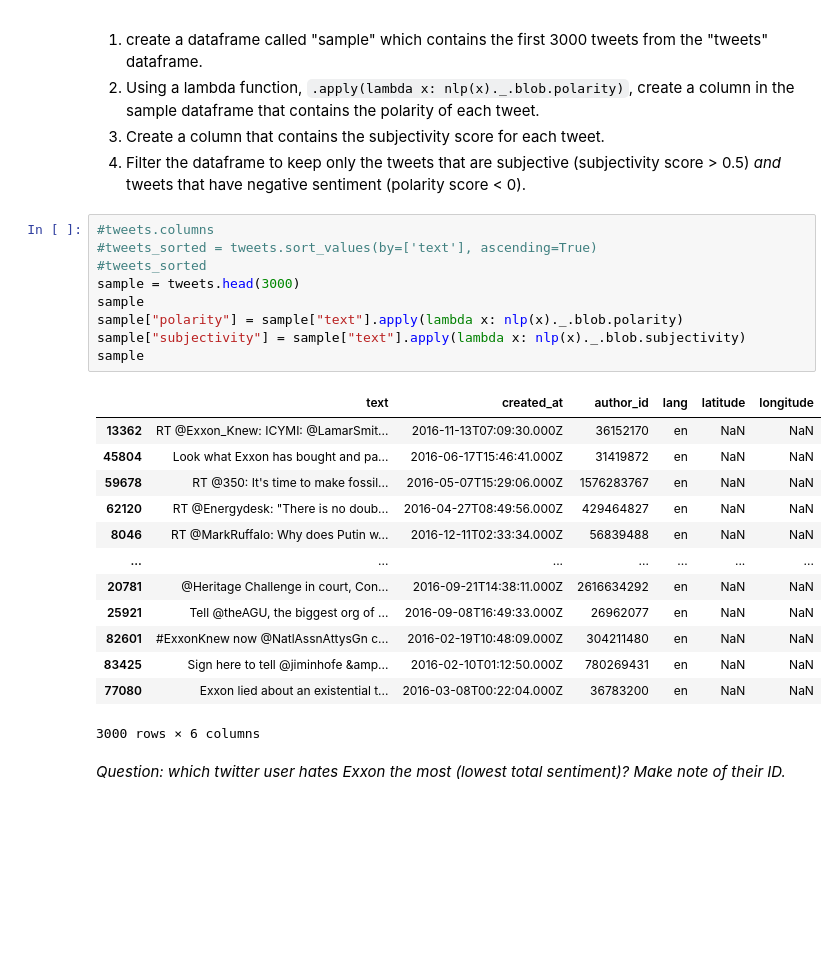
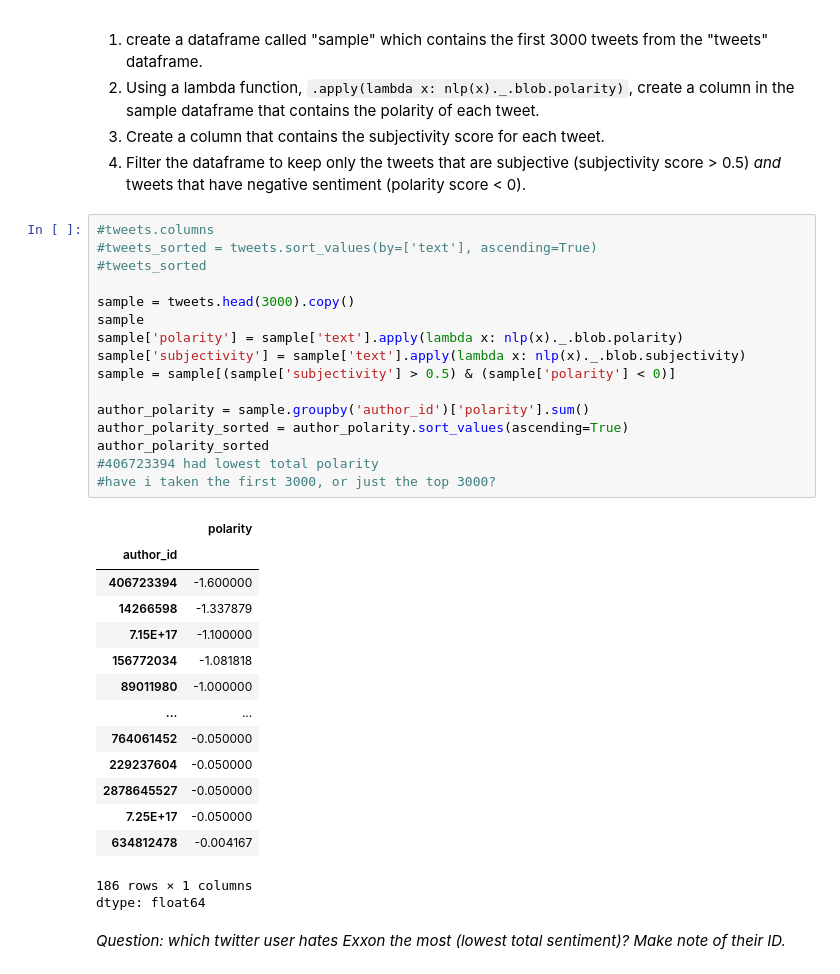
Before and after one commit to SHocombe/QM2, a Jupyter notebook: W7_Natural_Language_Processing_Student_Version.ipynb, the cells around one changed output. Saved outputs shown, nothing was run; the diff lists cells and outputs as text; blank space fills up the shorter version.

```diff
--- a/W7_Natural_Language_Processing_Student_Version.ipynb
+++ b/W7_Natural_Language_Processing_Student_Version.ipynb
@@ -637,25 +637,34 @@ In the code cell below:
 # %%
 #tweets.columns
 #tweets_sorted = tweets.sort_values(by=['text'], ascending=True)
 #tweets_sorted
-sample = tweets.head(3000)
+
+sample = tweets.head(3000).copy()
 sample
-sample["polarity"] = sample["text"].apply(lambda x: nlp(x)._.blob.polarity)
-sample["subjectivity"] = sample["text"].apply(lambda x: nlp(x)._.blob.subjectivity)
-sample
+sample['polarity'] = sample['text'].apply(lambda x: nlp(x)._.blob.polarity)
+sample['subjectivity'] = sample['text'].apply(lambda x: nlp(x)._.blob.subjectivity)
+sample = sample[(sample['subjectivity'] > 0.5) & (sample['polarity'] < 0)]
+
+author_polarity = sample.groupby('author_id')['polarity'].sum()
+author_polarity_sorted = author_polarity.sort_values(ascending=True)
+author_polarity_sorted
+#406723394 had lowest total polarity
+#have i taken the first 3000, or just the top 3000?
 # %% [output]
-|  | text | created_at | author_id | lang | latitude | longitude |
-| 13362 | RT @Exxon_Knew: ICYMI: @LamarSmit... | 2016-11-13T07:09:30.000Z | 36152170 | en | NaN | NaN |
-| 45804 | Look what Exxon has bought and pa... | 2016-06-17T15:46:41.000Z | 31419872 | en | NaN | NaN |
-| 59678 | RT @350: It's time to make fossil... | 2016-05-07T15:29:06.000Z | 1576283767 | en | NaN | NaN |
-| 62120 | RT @Energydesk: "There is no doub... | 2016-04-27T08:49:56.000Z | 429464827 | en | NaN | NaN |
-| 8046 | RT @MarkRuffalo: Why does Putin w... | 2016-12-11T02:33:34.000Z | 56839488 | en | NaN | NaN |
-| ... | ... | ... | ... | ... | ... | ... |
-| 20781 | @Heritage Challenge in court, Con... | 2016-09-21T14:38:11.000Z | 2616634292 | en | NaN | NaN |
-| 25921 | Tell @theAGU, the biggest org of ... | 2016-09-08T16:49:33.000Z | 26962077 | en | NaN | NaN |
-| 82601 | #ExxonKnew now @NatlAssnAttysGn c... | 2016-02-19T10:48:09.000Z | 304211480 | en | NaN | NaN |
-| 83425 | Sign here to tell @jiminhofe &amp... | 2016-02-10T01:12:50.000Z | 780269431 | en | NaN | NaN |
-| 77080 | Exxon lied about an existential t... | 2016-03-08T00:22:04.000Z | 36783200 | en | NaN | NaN |
+|  | polarity |
+| author_id |  |
+| 406723394 | -1.600000 |
+| 14266598 | -1.337879 |
+| 7.15E+17 | -1.100000 |
+| 156772034 | -1.081818 |
+| 89011980 | -1.000000 |
+| ... | ... |
+| 764061452 | -0.050000 |
+| 229237604 | -0.050000 |
+| 2878645527 | -0.050000 |
+| 7.25E+17 | -0.050000 |
+| 634812478 | -0.004167 |
-3000 rows × 6 columns
+186 rows × 1 columns
+dtype: float64
 # %% [markdown]
 *Question: which twitter user hates Exxon the most (lowest total sentiment)? Make note of their ID.*
```
